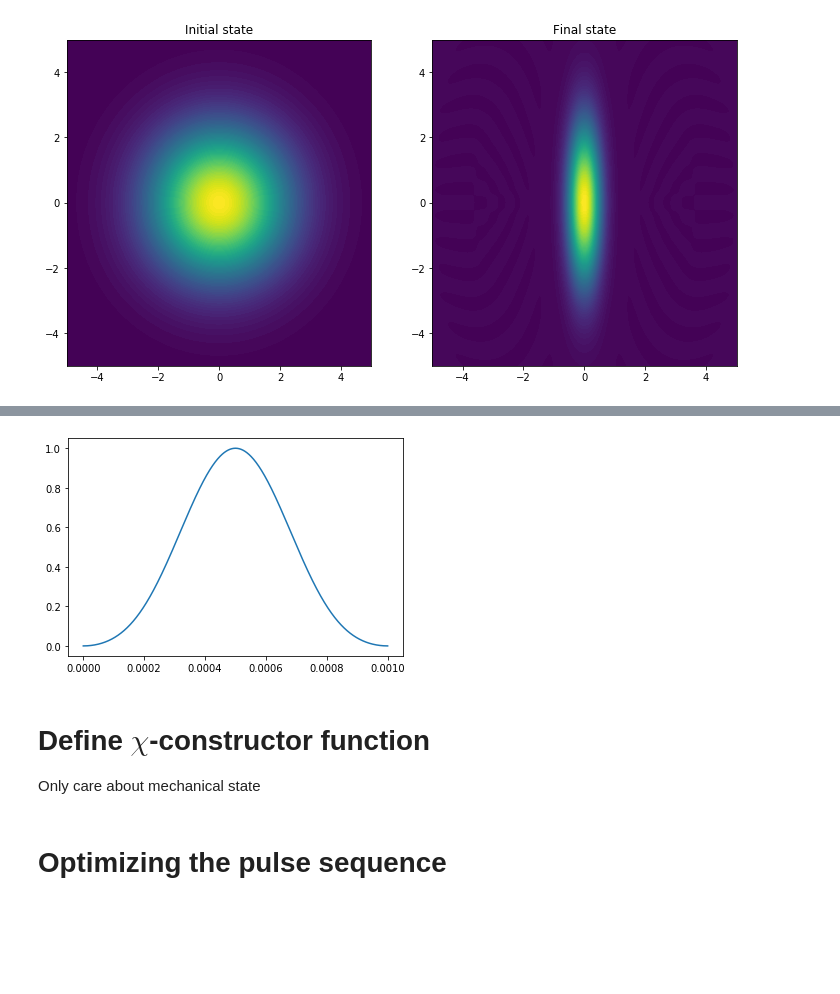
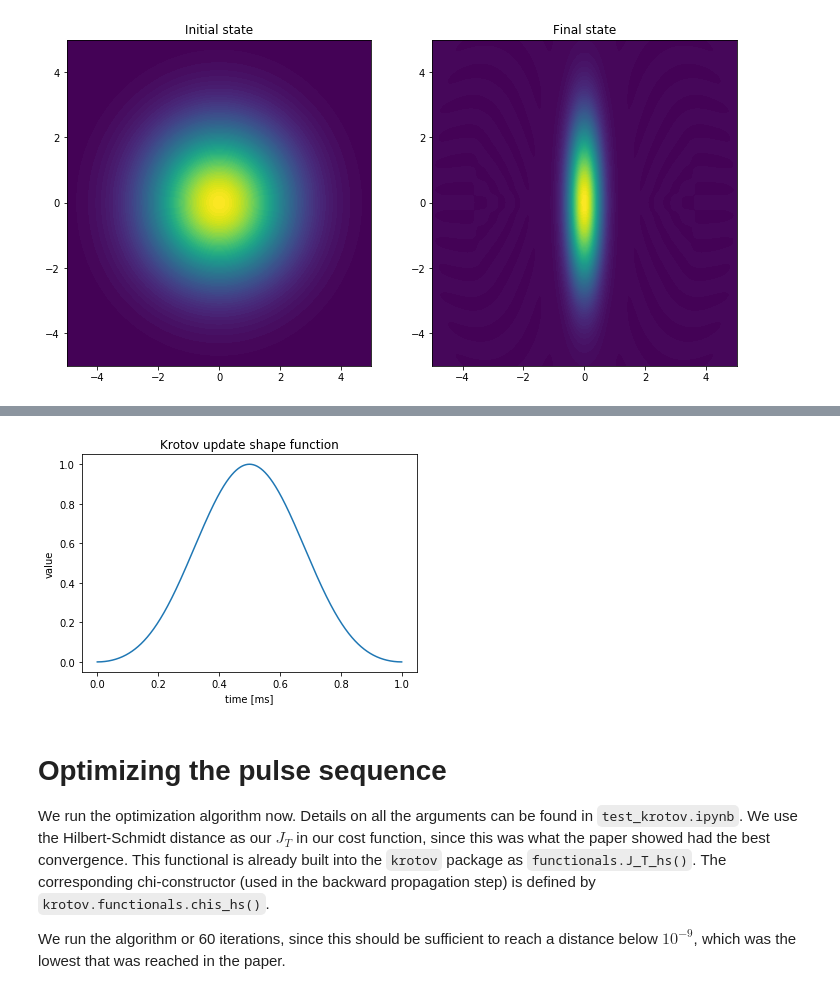
Before and after one commit to LucaTalamo/phys5070_final_project, a Jupyter notebook: mixed_state_optomechanical_squeezing.ipynb, the cells around one changed output, grey strips where cells are left out. Drawn from its saved outputs; the diff is of its cells as text; code cells hidden in the pictures; blank space fills up the shorter version.

Commit message:
Cleaned up plotting code for optimized drive results

```diff
--- a/mixed_state_optomechanical_squeezing.ipynb
+++ b/mixed_state_optomechanical_squeezing.ipynb
@@ -229,35 +235,30 @@ plt.show()
 # %%
 # define shape function
 def S(t):
     """Shape function for the field update"""
     return krotov.shapes.flattop(
         t, t_start=0, t_stop=1e-3, t_rise=5e-4, t_fall=5e-4, func='blackman'
     )
 
-
-# define new time list
-tlist2 = np.linspace(0,1e-3,1000) # time in seconds
-
-# plot envelope
+# plot the shape function
+tlist2 = np.linspace(0,1e-3,1000) # new time list for optimization, in seconds
 shape = np.zeros_like(tlist2)
-
 for ii in range(len(tlist2)):
     shape[ii] = S(tlist2[ii])
-
-plt.plot(tlist2, shape)
+plt.figure()
+plt.plot(tlist2*1000, shape)
+plt.xlabel('time [ms]')
+plt.ylabel('value')
+plt.title('Krotov update shape function')
+plt.show()
 
 # define global update step
-
 lambda_set = 2e-7 #starting with 1e-6 is good
 
-# define pulse options dictionary
+# define pulse_options dictionary
 pulse_options = {
     L[0][1]: dict(lambda_a=lambda_set, update_shape=S),
     L[1][1]: dict(lambda_a=lambda_set, update_shape=S)
 }
 # %% [output]
-[figure, old version]
+[figure, new version]
-# %% [markdown]
-# Define $\chi$-constructor function
-
-Only care about mechanical state
@@ -317,5 +265,9 @@ Only care about mechanical state
-# %% [markdown]
-# Optimizing the pulse sequence
+# %% [markdown]
+# Optimizing the pulse sequence
+
+We run the optimization algorithm now. Details on all the arguments can be found in `test_krotov.ipynb`. We use the Hilbert-Schmidt distance as our $J_T$ in our cost function, since this was what the paper showed had the best convergence. This functional is already built into the `krotov` package as `functionals.J_T_hs()`. The corresponding chi-constructor (used in the backward propagation step) is defined by `krotov.functionals.chis_hs()`.
+
+We run the algorithm or 60 iterations, since this should be sufficient to reach a distance below $10^{-9}$, which was the lowest that was reached in the paper.
 # %%
 # perform optimization
 opt_result = krotov.optimize_pulses(
```
Also changed, not shown: parts of 21 cells of this notebook.
